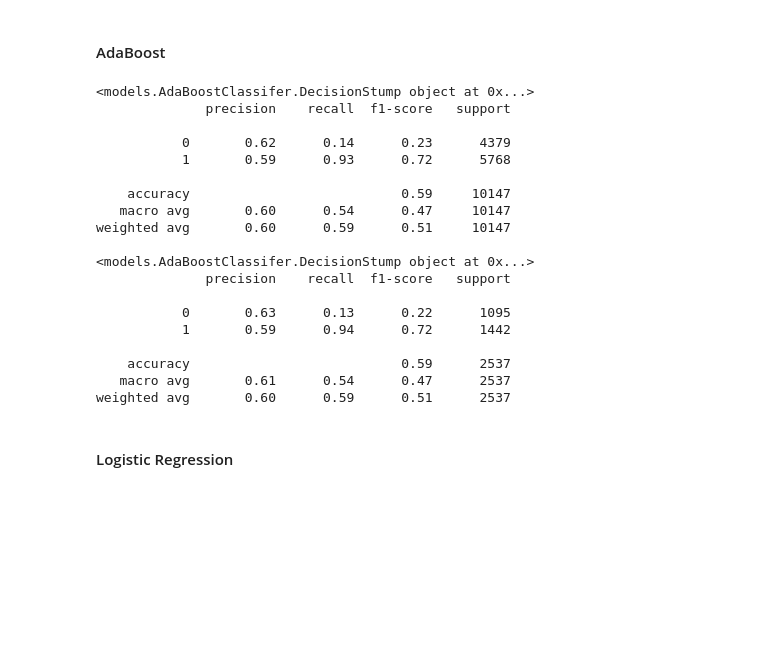
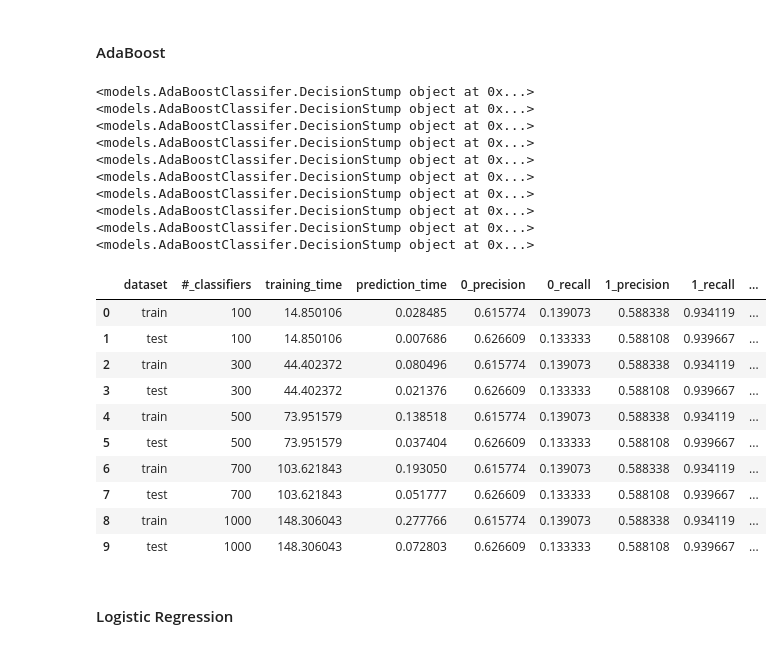
Before and after one commit to TomTomoki/In-vehicle-couple-recommendation, a Jupyter notebook: ProjectReport.ipynb, the cells around one changed output. Drawn from its saved outputs; the diff is of its cells as text; code cells hidden in the pictures; blank space fills up the shorter version.

```diff
--- a/ProjectReport.ipynb
+++ b/ProjectReport.ipynb
@@ -443,13 +458,7 @@ rf_model.fit(x_train.to_numpy(), y_train.to_numpy())
-# %%
-y_hat = rf_model.predict(x_train.to_numpy())
-print(classification_report(y_train, y_hat))
-
-#y_hat = rf_model.predict(x_test.to_numpy())
-#print(classification_report(y_test, y_hat))
 # %% [markdown]
 #### AdaBoost
 # %%
-n_clf = [100 200, 300]
+n_clf = [100, 300, 500, 700, 1000]
 results = []
 
 y_train_ = y_train.copy()
@@ -482,30 +491,52 @@ for n in n_clf:
     train_result.append(report['weighted avg']['recall'])
 
     t0 = time.time()
     y_hat = ab_model.predict(x_test.to_numpy())
     prediction_time = time.time()-t0
 
     y_hat[y_hat == -1] = 0
     report = classification_report(y_test, y_hat, output_dict=True)
 
     test_result = []
     test_result.append('test')
     test_result.append(n)
     test_result.append(train_time)
     test_result.append(prediction_time)
     test_result.append(report['0']['precision'])
     test_result.append(report['0']['recall'])
     test_result.append(report['1']['precision'])
     test_result.append(report['1']['recall'])
     test_result.append(report['accuracy'])
     test_result.append(report['weighted avg']['precision'])
     test_result.append(report['weighted avg']['recall'])
 
     results.append(train_result)
     results.append(test_result)
 
 
 report_columns = ['dataset', '#_classifiers', 'training_time', 'prediction_time', '0_precision', '0_recall', '1_precision', '1_recall', 'accuracy',
                     'weighted_avg_precision', 'weighted_avg_recall']
 
 pd.DataFrame(results, columns=report_columns)
+# %% [output]
+<models.AdaBoostClassifer.DecisionStump object at 0x...>
+<models.AdaBoostClassifer.DecisionStump object at 0x...>
+<models.AdaBoostClassifer.DecisionStump object at 0x...>
+<models.AdaBoostClassifer.DecisionStump object at 0x...>
+<models.AdaBoostClassifer.DecisionStump object at 0x...>
+<models.AdaBoostClassifer.DecisionStump object at 0x...>
+<models.AdaBoostClassifer.DecisionStump object at 0x...>
+<models.AdaBoostClassifer.DecisionStump object at 0x...>
+<models.AdaBoostClassifer.DecisionStump object at 0x...>
+<models.AdaBoostClassifer.DecisionStump object at 0x...>
+|  | dataset | #_classifiers | training_time | prediction_time | 0_precision | 0_recall | 1_precision | 1_recall | ... |
+| 0 | train | 100 | 14.850106 | 0.028485 | 0.615774 | 0.139073 | 0.588338 | 0.934119 | ... |
+| 1 | test | 100 | 14.850106 | 0.007686 | 0.626609 | 0.133333 | 0.588108 | 0.939667 | ... |
+| 2 | train | 300 | 44.402372 | 0.080496 | 0.615774 | 0.139073 | 0.588338 | 0.934119 | ... |
+| 3 | test | 300 | 44.402372 | 0.021376 | 0.626609 | 0.133333 | 0.588108 | 0.939667 | ... |
+| 4 | train | 500 | 73.951579 | 0.138518 | 0.615774 | 0.139073 | 0.588338 | 0.934119 | ... |
+| 5 | test | 500 | 73.951579 | 0.037404 | 0.626609 | 0.133333 | 0.588108 | 0.939667 | ... |
+| 6 | train | 700 | 103.621843 | 0.193050 | 0.615774 | 0.139073 | 0.588338 | 0.934119 | ... |
+| 7 | test | 700 | 103.621843 | 0.051777 | 0.626609 | 0.133333 | 0.588108 | 0.939667 | ... |
+| 8 | train | 1000 | 148.306043 | 0.277766 | 0.615774 | 0.139073 | 0.588338 | 0.934119 | ... |
+| 9 | test | 1000 | 148.306043 | 0.072803 | 0.626609 | 0.133333 | 0.588108 | 0.939667 | ... |
@@ -519,31 +543,3 @@ ab_model.fit(x_train.to_numpy(), y_train_)
-# %%
-y_hat = ab_model.predict(x_train.to_numpy())
-y_hat[y_hat == -1] = 0
-print(classification_report(y_train, y_hat))
-
-y_hat = ab_model.predict(x_test.to_numpy())
-y_hat[y_hat == -1] = 0
-print(classification_report(y_test, y_hat))
-# %% [output]
-<models.AdaBoostClassifer.DecisionStump object at 0x...>
-              precision    recall  f1-score   support
-
-           0       0.62      0.14      0.23      4379
-           1       0.59      0.93      0.72      5768
-
-    accuracy                           0.59     10147
-   macro avg       0.60      0.54      0.47     10147
-weighted avg       0.60      0.59      0.51     10147
-
-<models.AdaBoostClassifer.DecisionStump object at 0x...>
-              precision    recall  f1-score   support
-
-           0       0.63      0.13      0.22      1095
-           1       0.59      0.94      0.72      1442
-
-    accuracy                           0.59      2537
-   macro avg       0.61      0.54      0.47      2537
-weighted avg       0.60      0.59      0.51      2537
 # %% [markdown]
 #### Logistic Regression
 # %%
```
Also changed, not shown: parts of 7 cells of this notebook.
